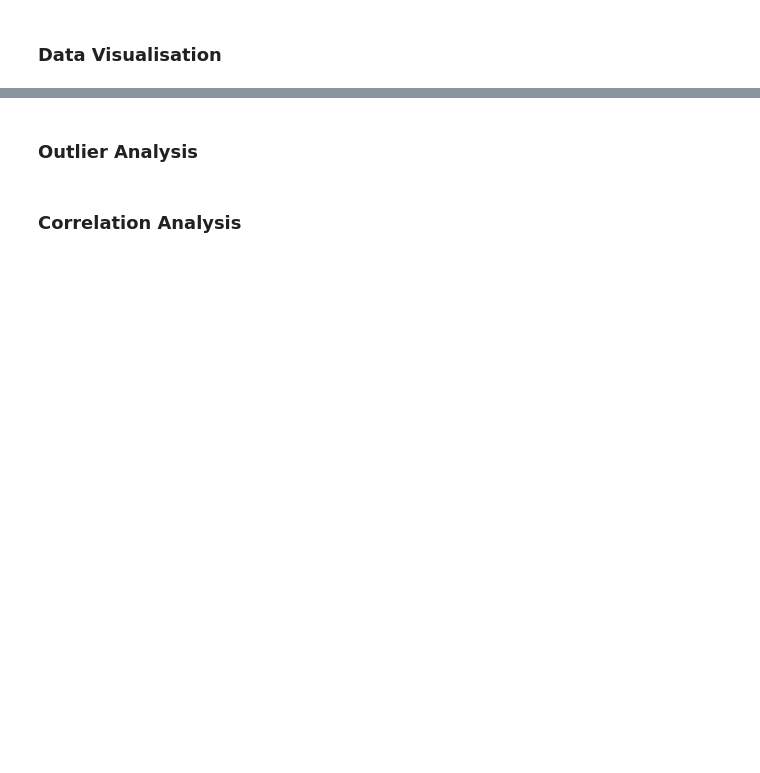
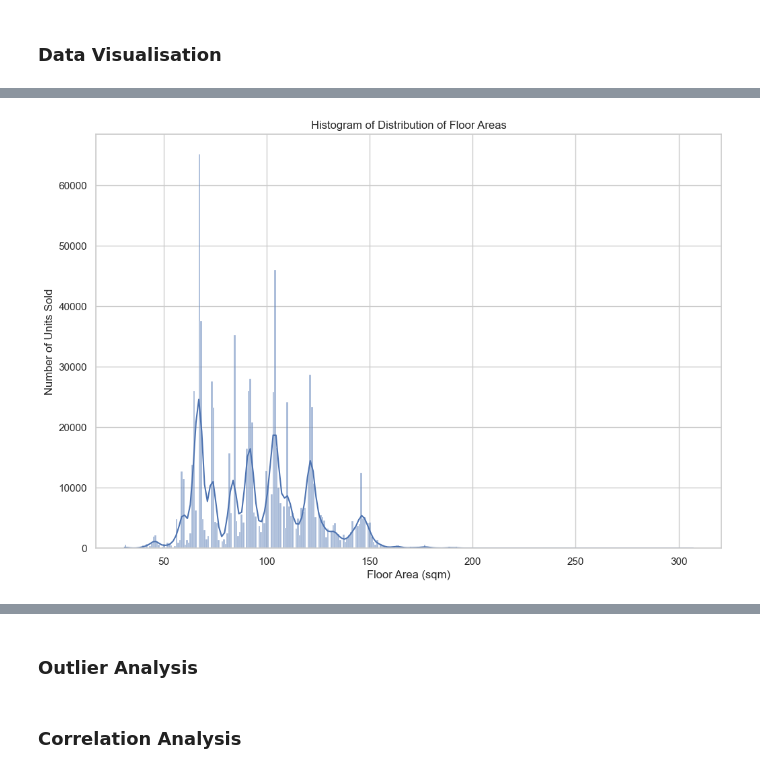
Before and after one commit to kkinmunn/is4303_hdbresale, a Jupyter notebook: eda/eda.ipynb, the cells around one changed output, grey strips where cells are left out. Saved outputs shown, nothing was run; the diff lists cells and outputs as text; code cells hidden in the pictures; blank space fills up the shorter version.

```diff
--- a/eda/eda.ipynb
+++ b/eda/eda.ipynb
@@ -82,0 +145,14 @@ data_hdb_raw.describe()
+# %%
+# histogram for floor area
+
+# size
+plt.figure(figsize=(12, 8))
+
+# plot
+sns.histplot(data_hdb_raw['floor_area_sqm'], kde=True)
+plt.title('Histogram of Distribution of Floor Areas')
+plt.xlabel('Floor Area (sqm)')
+plt.ylabel('Number of Units Sold')
+plt.show()
+# %% [output]
+[figure, added]
```
Also changed, not shown: parts of 11 cells of this notebook.
